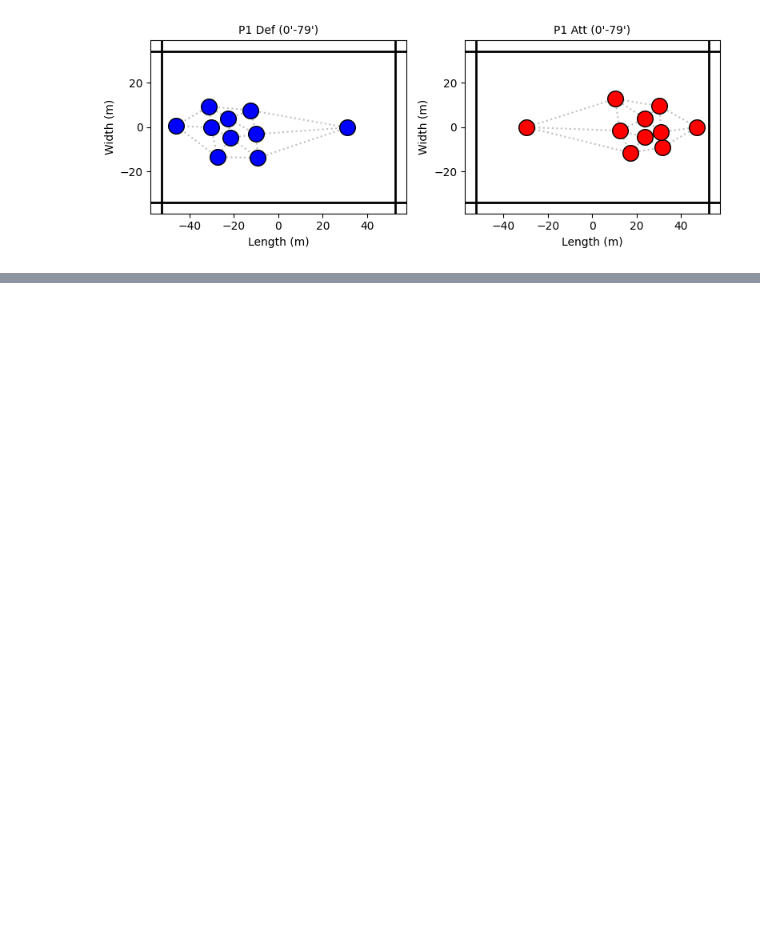
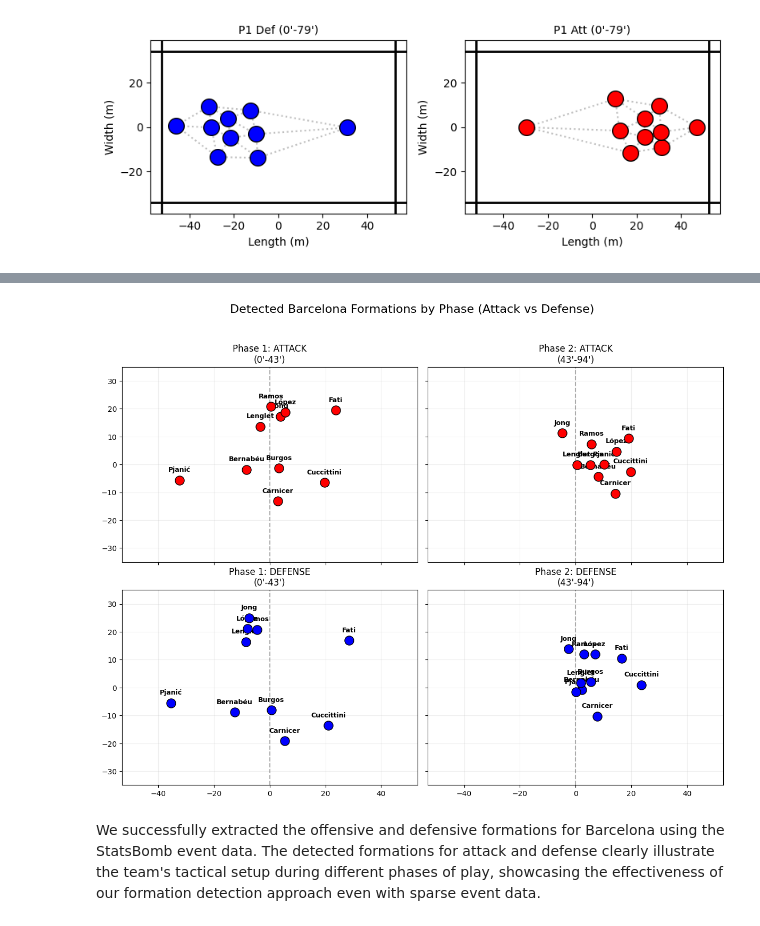
Before and after one commit to fotisk07/TimeSeries-MiniProject, a Jupyter notebook: notebooks/Experiments.ipynb, the cells around one changed output, grey strips where cells are left out. Drawn from its saved outputs; the diff is of its cells as text; code cells hidden in the pictures; blank space fills up the shorter version.

```diff
--- a/notebooks/Experiments.ipynb
+++ b/notebooks/Experiments.ipynb
@@ -251,7 +253,7 @@ for t in range(T):
     X_roles[t] = X_full[t, player_indices]
 
 # Build graphs
-subsample_rate = 100
+subsample_rate = 60
 X_sub = X_roles[::subsample_rate]
 valid_frames = np.arange(0, T, subsample_rate)
 
@@ -962,0 +618,69 @@ Attackers       | 15.02 m             | 14.14 m             | +0.88 m
+# %%
+fig, axes = plt.subplots(2, n_phases, figsize=(6 * n_phases, 10), sharex=True, sharey=True)
+
+if n_phases == 1:
+    axes = axes[:, np.newaxis]
+
+for i, (start, end) in enumerate(segments):
+    # Indices for this specific segment
+    phase_frames = np.arange(start, end)
+
+    # Intersection: Segment Frames AND Attack/Defense State
+    curr_att_idx = np.intersect1d(phase_frames, idx_att_barca)
+    curr_def_idx = np.intersect1d(phase_frames, idx_def_barca)
+
+    # Plot Attacking Formation
+    ax_att = axes[0, i]
+    if len(curr_att_idx) > 10:
+        pos_att = X_barca_metric[curr_att_idx]
+        # Calculate Mean Position (Centroid) -> The "Formation"
+        mu_att = np.nanmean(pos_att, axis=0)
+
+        # Scatter Plot
+        ax_att.scatter(mu_att[:, 0], mu_att[:, 1], c='red', s=150, edgecolors='k', zorder=5)
+
+        # Annotate Players
+        for p_idx, (px, py) in enumerate(mu_att):
+            if not np.isnan(px):
+                # Use last name for brevity
+                name = top_10_players[p_idx].split()[-1]
+                ax_att.text(px, py+3, name, ha='center', fontsize=9, fontweight='bold')
+
+        ax_att.set_title(f"Phase {i+1}: ATTACK\n({start//60}'-{end//60}')")
+    else:
+        ax_att.text(0, 0, "Low/No Possession Data", ha='center')
+        ax_att.set_title(f"Phase {i+1}: ATTACK")
+
+    # Plot Defensive Formation
+    ax_def = axes[1, i]
+    if len(curr_def_idx) > 10:
+        pos_def = X_barca_metric[curr_def_idx]
+        mu_def = np.nanmean(pos_def, axis=0)
+
+        ax_def.scatter(mu_def[:, 0], mu_def[:, 1], c='blue', s=150, edgecolors='k', zorder=5)
+
+        for p_idx, (px, py) in enumerate(mu_def):
+            if not np.isnan(px):
+                name = top_10_players[p_idx].split()[-1]
+                ax_def.text(px, py+3, name, ha='center', fontsize=9, fontweight='bold')
+
+        ax_def.set_title(f"Phase {i+1}: DEFENSE\n({start//60}'-{end//60}')")
+    else:
+        ax_def.text(0, 0, "Low/No Defense Data", ha='center')
+        ax_def.set_title(f"Phase {i+1}: DEFENSE")
+
+    # Add Pitch
+    for ax in [ax_att, ax_def]:
+        ax.set_xlim(-53, 53)
+        ax.set_ylim(-35, 35)
+        ax.axvline(0, c='k', alpha=0.3, linestyle='--')
+        ax.set_aspect('equal')
+        ax.grid(True, alpha=0.2)
+
+plt.suptitle("Detected Barcelona Formations by Phase (Attack vs Defense)", fontsize=16)
+plt.tight_layout(rect=[0, 0.03, 1, 0.95])
+plt.show()
+# %% [output]
+[figure, added]
+# %% [markdown]
+We successfully extracted the offensive and defensive formations for Barcelona using the StatsBomb event data. The detected formations for attack and defense clearly illustrate the team's tactical setup during different phases of play, showcasing the effectiveness of our formation detection approach even with sparse event data.
```
Also changed, not shown: parts of 23 cells of this notebook, 1 other file.
